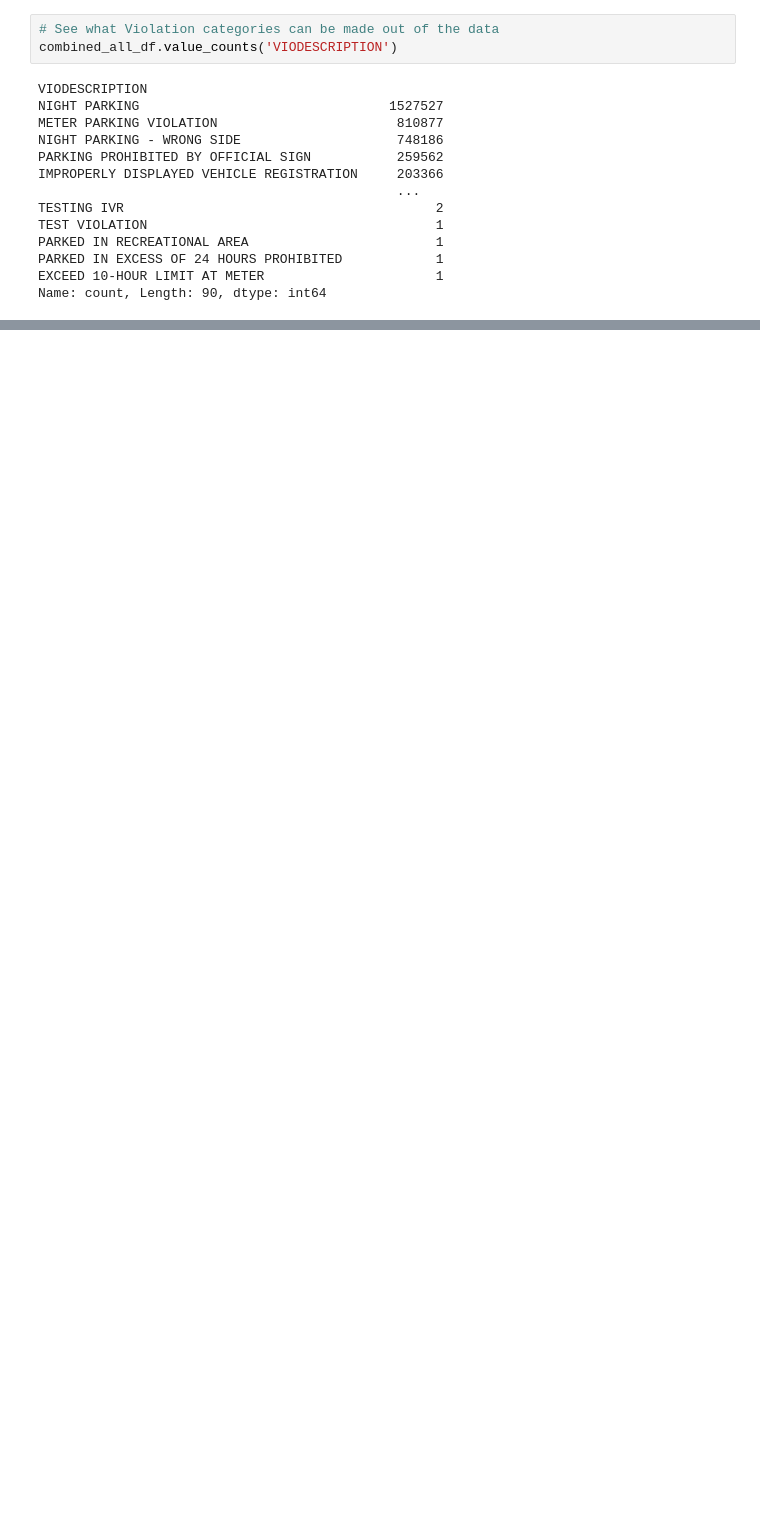
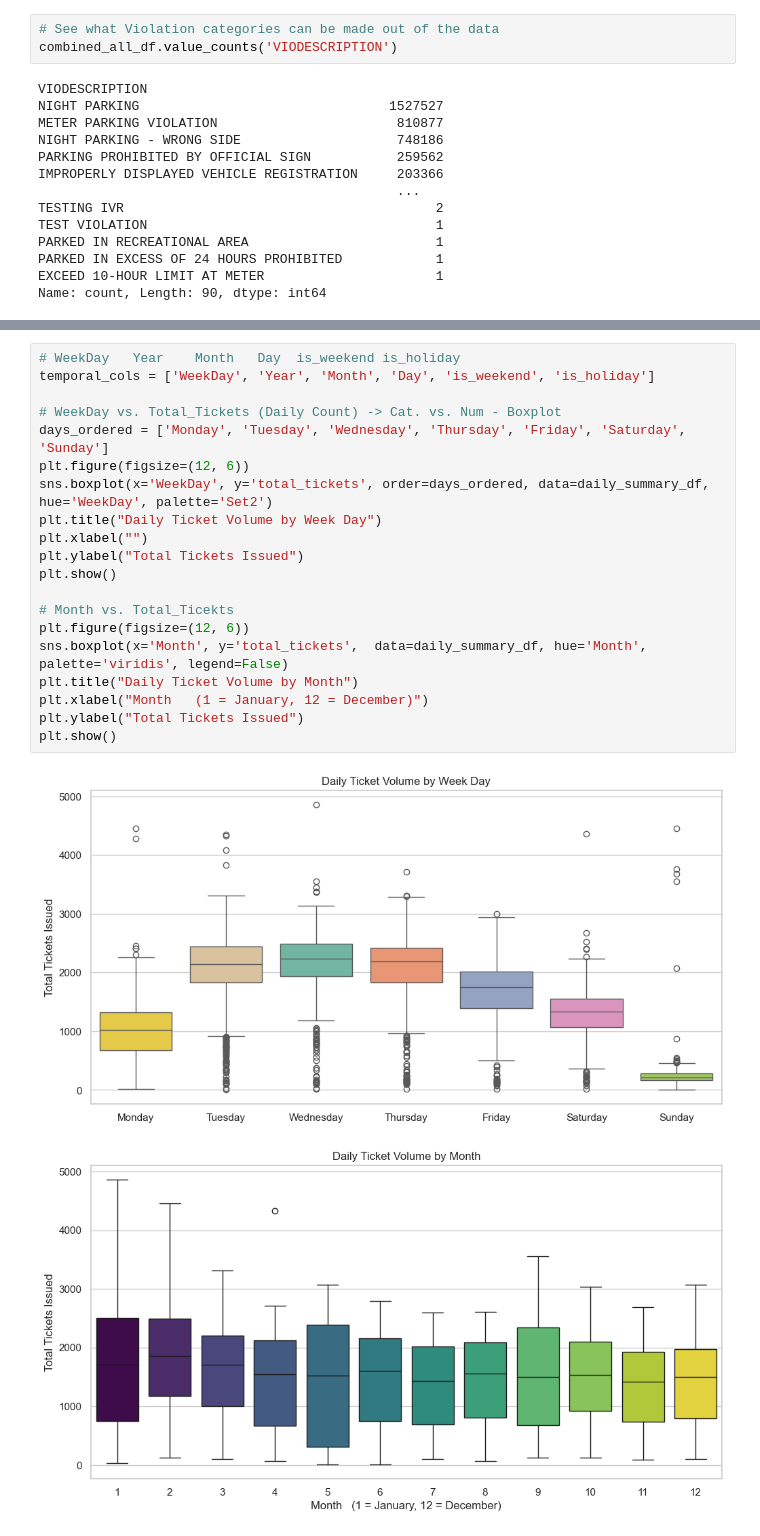
Before and after one commit to johneckberg/Milwaukee-Ticket-Data-Analysis, a Jupyter notebook: parking_final_project.ipynb, the cells around one changed output, grey strips where cells are left out. Cells and saved outputs as stored; diff of their text form; blank space fills up the shorter version.

```diff
--- a/parking_final_project.ipynb
+++ b/parking_final_project.ipynb
@@ -277,0 +297,23 @@ daily_summary_df.sample(10)
+# %%
+# WeekDay	Year	Month	Day	 is_weekend	is_holiday
+temporal_cols = ['WeekDay', 'Year', 'Month', 'Day', 'is_weekend', 'is_holiday']
+
+# WeekDay vs. Total_Tickets (Daily Count) -> Cat. vs. Num - Boxplot
+days_ordered = ['Monday', 'Tuesday', 'Wednesday', 'Thursday', 'Friday', 'Saturday', 'Sunday']
+plt.figure(figsize=(12, 6))
+sns.boxplot(x='WeekDay', y='total_tickets', order=days_ordered, data=daily_summary_df, hue='WeekDay', palette='Set2')
+plt.title("Daily Ticket Volume by Week Day")
+plt.xlabel("")
+plt.ylabel("Total Tickets Issued")
+plt.show()
+
+# Month vs. Total_Ticekts
+plt.figure(figsize=(12, 6))
+sns.boxplot(x='Month', y='total_tickets',  data=daily_summary_df, hue='Month', palette='viridis', legend=False)
+plt.title("Daily Ticket Volume by Month")
+plt.xlabel("Month   (1 = January, 12 = December)")
+plt.ylabel("Total Tickets Issued")
+plt.show()
+# %% [output]
+[figure, added]
+[figure, added]
```
Also changed, not shown: parts of 16 cells of this notebook.
